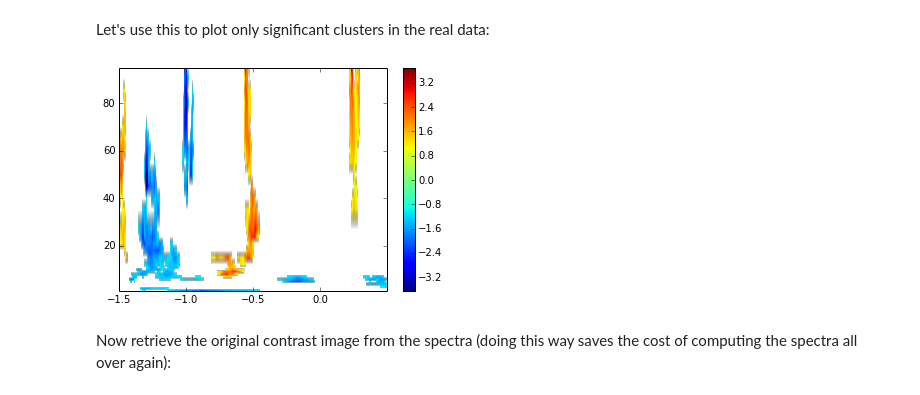
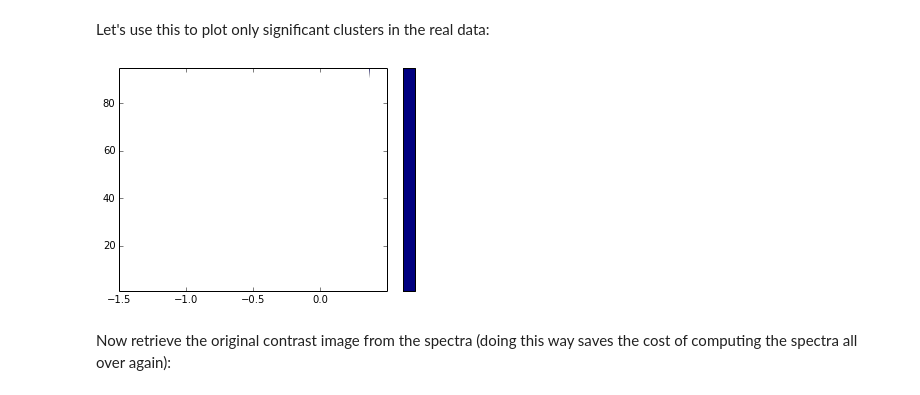
Before and after one commit to jmxpearson/physutils, a Jupyter notebook: examples/time_frequency_analysis.ipynb, the cells around one changed output. Saved outputs shown, nothing was run; the diff lists cells and outputs as text; code cells hidden in the pictures.

```diff
--- a/examples/time_frequency_analysis.ipynb
+++ b/examples/time_frequency_analysis.ipynb
@@ -125,0 +151,4 @@ labels = np.random.permutation(alltimes['label'])
+# %%
+labels = alltimes['label']
+d0 = sum(labels == 0)
+d1 = sum(labels == 1)
@@ -126,6 +157,11 @@ labels = np.random.permutation(alltimes['label'])
+# %%
+import scipy.stats as stats
+alpha = 0.05
+lothresh = stats.f.ppf(alpha/2, d0, d1)
+hithresh = stats.f.ppf(1 - alpha/2, d0, d1)
 # %%
-pos = boot.make_thresholded_diff(spectra, labels, hi=thresh)
-neg = boot.make_thresholded_diff(spectra, labels, lo=-thresh)
+pos = boot.make_thresholded_diff(spectra, labels, hi=hithresh, diff_fun=boot.F_stat)
+neg = boot.make_thresholded_diff(spectra, labels, lo=lothresh, diff_fun=boot.F_stat)
 # %%
 def plot_diff_map(img, taxis, faxis):
     ax = plt.figure().add_subplot(111)
@@ -180,22 +210,22 @@ array([ -2.71556072e+03,  -2.12640070e+02,  -1.55252678e+02,
 Now, do the same thing a whole bunch of times:
 # %%
 %%time
-thresh = 1.0
-niter = 100
+thresh = (lothresh, hithresh)
+niter = 1000
 pval = 0.05
 
 try:
     thlo = thresh[0]
     thhi = thresh[1]
 except:
-    thlo = -thresh
+    thlo = thresh
     thhi = thresh
 
 cluster_masses = np.array([])
 for ind in np.arange(niter):
     labels = np.random.permutation(alltimes['label'])
-    pos = boot.make_thresholded_diff(spectra, labels, hi=thhi)
-    neg = boot.make_thresholded_diff(spectra, labels, lo=thlo)
+    pos = boot.make_thresholded_diff(spectra, labels, hi=thhi, diff_fun=boot.log_F_stat)
+    neg = boot.make_thresholded_diff(spectra, labels, lo=thlo, diff_fun=boot.log_F_stat)
 
     posclus = boot.label_clusters(pos)
     negclus = boot.label_clusters(neg)
@@ -226,10 +256,10 @@ Let's use this to plot only significant clusters in the real data:
 # %%
 truelabels = alltimes['label']
 signif = boot.threshold_clusters(spectra, truelabels, lo=thlo, hi=thhi,
-                       keeplo=Clo, keephi=Chi)
+                       keeplo=Clo, keephi=Chi, diff_fun=boot.F_stat)
 plot_diff_map(signif, taxis, faxis)
 # %% [output]
-[figure, old version]
+[figure, new version]
 # %% [markdown]
 Now retrieve the original contrast image from the spectra (doing this way saves the cost of computing the spectra all over again):
 # %%
```
Also changed, not shown: parts of 23 cells of this notebook, 3 other files.
